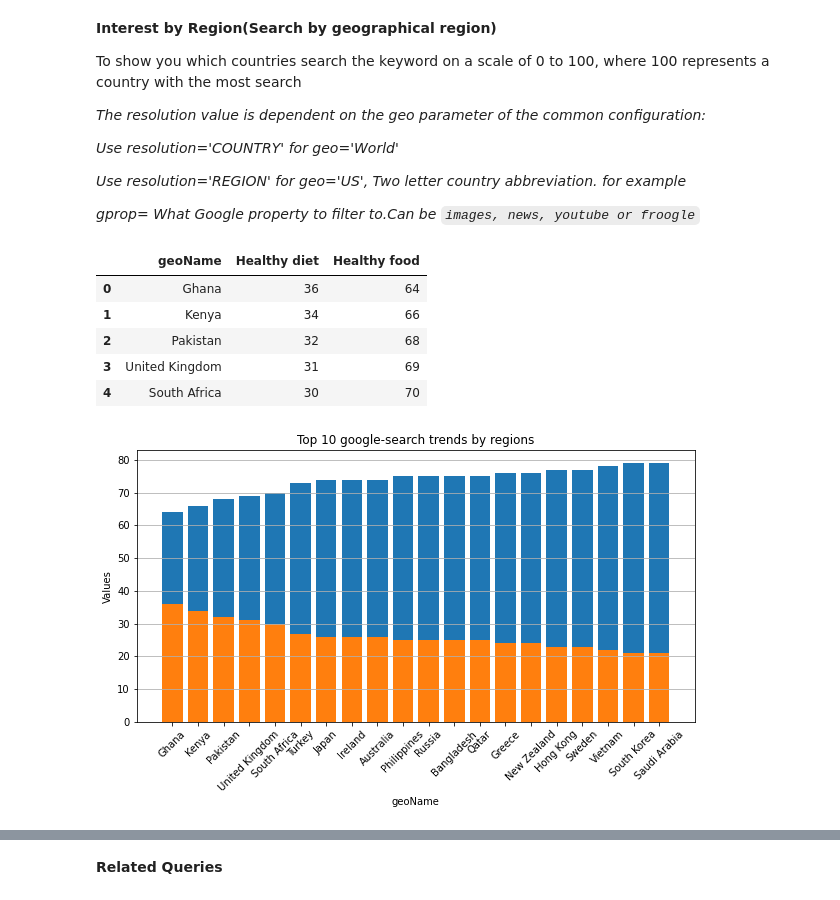
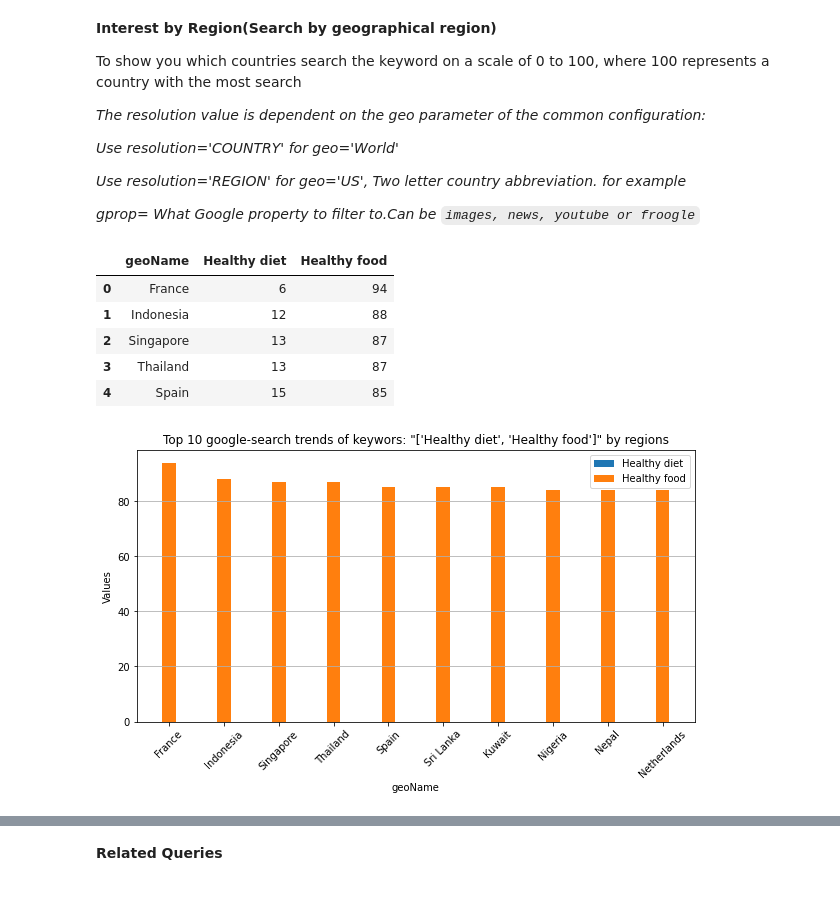
Before and after one commit to mrchapagain/GoogleTrendAnalytics, a Jupyter notebook: GoogleTrends.ipynb, the cells around one changed output, grey strips where cells are left out. Drawn from its saved outputs; the diff is of its cells as text; code cells hidden in the pictures.

```diff
--- a/GoogleTrends.ipynb
+++ b/GoogleTrends.ipynb
@@ -95,12 +114,13 @@ def display_barplot(df, x_col, kw_list, title):
 
   # loop over columns to dorw line-plot and add to the figure
   for col in kw_list:
-    ax.bar(df[x_col], df[col], label= col)#, color ='blue', width = 0.4
+    ax.bar(df[x_col], df[col], width=0.25, label= col)#, color ='blue', width = 0.4
 
   plt.title(title, fontsize=12)
   plt.xticks(rotation=45)
   plt.xlabel(x_col)
   plt.ylabel("Values")
+  plt.legend()
   #plt.text(0.0, 0.0, 'CopyRight Mukti. R. Chapagain, 2022', fontsize = 10, color ='grey', ha ='right', va ='bottom', alpha = 0.7) # Add Text watermark
   #plt.grid(b = True, color ='grey', linestyle ='-.', linewidth = 0.5, alpha = 0.2)# Add x, y gridlines
   ax.grid(axis= "y")
@@ -166,24 +186,22 @@ To show you which countries search the keyword on a scale of 0 to 100, where 100
 # %%
 # Function for interest by region
 def gt_trends_byregion():
   #trends= pytrends_func(["Healthy diet"], 'today 12-m', geo='', gprop='')
   # resolution can be either CITY, COUNTRY or REGION
   trends_by_region= trends.interest_by_region(resolution= 'COUNTRY', inc_low_vol=False, inc_geo_code=False)
 
-  # Make a look with kw_list
-
-  trends_by_region = trends_by_region.sort_values(by=kw_list[0], ascending=False).reset_index()
+  trends_by_region = trends_by_region.sort_values(by=kw_list[1], ascending=False).reset_index()
   return trends_by_region
 
 df_byregion= gt_trends_byregion()
 display(df_byregion.head())
 
-display_barplot(df_byregion.iloc[:20,:], "geoName", ["Healthy food", "Healthy diet"], "Top 10 google-search trends by regions")
+display_barplot(df_byregion.iloc[:10,:], "geoName", kw_list, f'Top 10 google-search trends of keywors: "{kw_list}" by regions')
 # %% [output]
 |  | geoName | Healthy diet | Healthy food |
-| 0 | Ghana | 36 | 64 |
-| 1 | Kenya | 34 | 66 |
-| 2 | Pakistan | 32 | 68 |
-| 3 | United Kingdom | 31 | 69 |
-| 4 | South Africa | 30 | 70 |
+| 0 | France | 6 | 94 |
+| 1 | Indonesia | 12 | 88 |
+| 2 | Singapore | 13 | 87 |
+| 3 | Thailand | 13 | 87 |
+| 4 | Spain | 15 | 85 |
-[figure, old version]
+[figure, new version]
```
Also changed, not shown: parts of 6 cells of this notebook.
